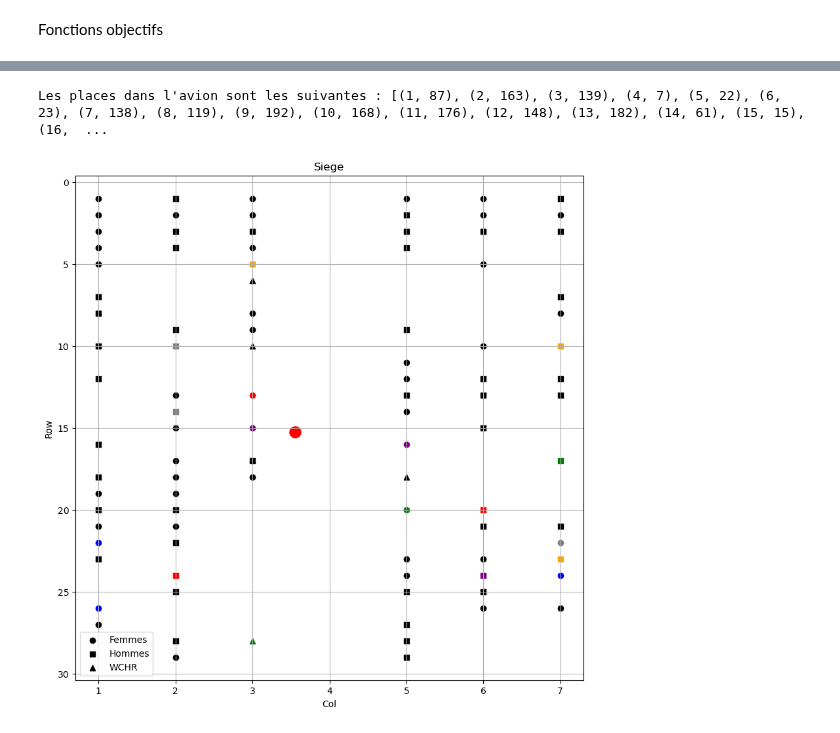
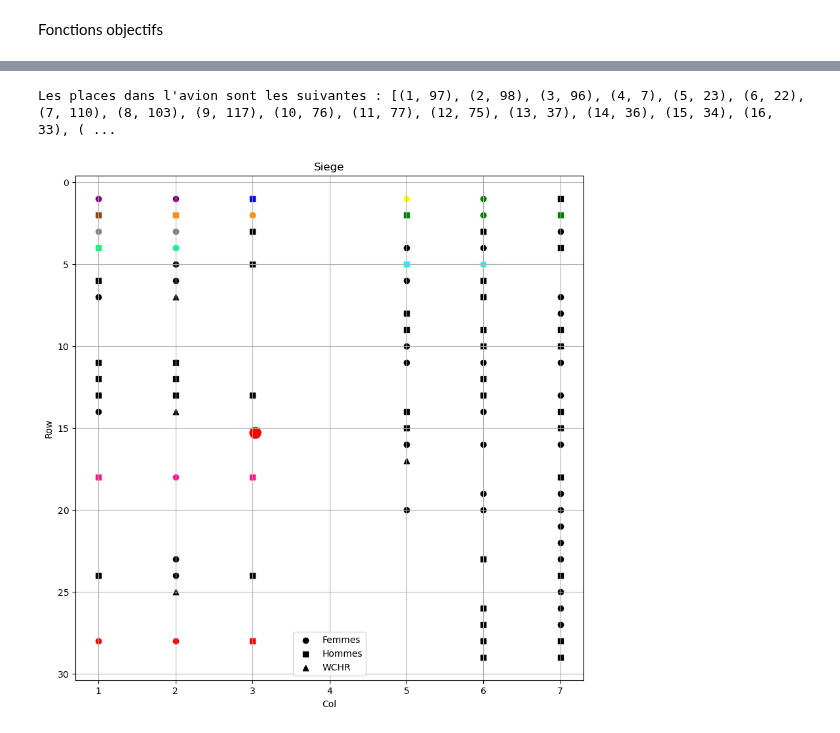
Before and after one commit to DelphineSalzmann/Opti_AirFrance, a Jupyter notebook: main.ipynb, the cells around one changed output, grey strips where cells are left out. Drawn from its saved outputs; the diff is of its cells as text; code cells hidden in the pictures.

```diff
--- a/main.ipynb
+++ b/main.ipynb
@@ -194,13 +194,13 @@ m.setObjective(obj_transit(), GRB.MINIMIZE)
 # %%
-def seat_coordinates(seat):
+def seat_coordinates(seats):
     coordinates = []
-    for j in range(len(seat)):
-        if (seat[j] % 7 == 0):
+    for j in range(len(seats)):
+        if (seats[j] % 7 == 0):
             x = 7
-            y = (seat[j] // 7)
+            y = (seats[j] // 7)
         else:
-            x = seat[j] % 7
-            y = (seat[j] // 7) +1
+            x = seats[j] % 7
+            y = (seats[j] // 7) +1
         coordinates.append((x, y))
     return coordinates
 # %%
@@ -237,18 +254,20 @@ display(m)
 # %%
 # -- Résolution --
+m.Params.timeLimit = 120.0
+
 m.optimize()
 
 # -- Affichage de la solution --
 print("Les places dans l'avion sont les suivantes :", [(i,j) for i in range(1,n+1) for j in range (1,ns+1) if S[(i,j)].x])
 # %% [output]
-Les places dans l'avion sont les suivantes : [(1, 87), (2, 163), (3, 139), (4, 7), (5, 22), (6, 23), (7, 138), (8, 119), (9, 192), (10, 168), (11, 176), (12, 148), (13, 182), (14, 61), (15, 15), (16,  ...
+Les places dans l'avion sont les suivantes : [(1, 97), (2, 98), (3, 96), (4, 7), (5, 23), (6, 22), (7, 110), (8, 103), (9, 117), (10, 76), (11, 77), (12, 75), (13, 37), (14, 36), (15, 34), (16, 33), ( ...
 # %%
 import matplotlib.pyplot as plt
 from collections import defaultdict
 
 
 # Creating a variable called seats containing only the j coordinates
-seats = [j for i in range(1, n + 1) for j in range(1, ns + 1) if S[(i, j)].x]
+seats = [j for i in range(1, n+1) for j in range(1, ns + 1) if S[(i, j)].x]
 seat_coords = seat_coordinates(seats)
 
 
@@ -266,12 +285,12 @@ def calculate_center_of_mass(seat_coords, Passengers):
             weight_ij = Passengers[i]['weight'] / total_weight
 
             if (j % 7 == 0):
-                x_g += (7 * S[i, j] * weight_ij)
-                y_g += (j_k * S[i, j] * weight_ij)
+                x_g += (7 * S[i, j].x * weight_ij)
+                y_g += (j_k * S[i, j].x * weight_ij)
                 j_k += 1
             else:
-                x_g += ((j % 7) * S[i, j] * weight_ij)
-                y_g += (((j // 7) + 1) * S[i, j] * weight_ij)
+                x_g += ((j % 7) * S[i, j].x * weight_ij)
+                y_g += (((j // 7) + 1) * S[i, j].x * weight_ij)
 
     return x_g, y_g
 
@@ -303,37 +322,42 @@ shapes = {
 }
 
 # Define colors for the groups with 3 passangers
 colors = {
-    1: 'red',
-    4: 'green',
-    5: 'blue',
-    14: 'orange',
-    23: 'purple',
-    46: 'gray'
+    23: 'red',
+    9: 'green',
+    29: 'blue',
+    30: 'darkorange',
+    36: 'purple',
+    44: 'gray',
+    7: 'cyan',
+    3 : 'springgreen',
+    16: 'yellow',
+    42: 'saddlebrown',
+    46: 'deeppink'
 }
 
 
 plt.figure(figsize=(10, 10))
 for idx, coord in enumerate(seat_coords):
     group = Passengers[idx + 1]['group']
     gender = Passengers[idx + 1]['gender']
     color = colors.get(group, 'black')  # Get color for the group, default to black if not in colors dictionary
     shape = shapes.get(gender, 'o')      # Get shape for the gender, default to circle if not in shapes dictionary
     plt.scatter(coord[0], coord[1], color=color, marker=shape)  # Use marker parameter to set the shape
 
 # Add labels for each gender
 for gender, shape in shapes.items():
     plt.scatter([], [], color='black', marker=shape, label=gender)  # Create invisible scatter plot to add label
 
 # Plotting the center of mass
 plt.scatter(x_g.getValue(), y_g.getValue(), color='red', marker='o', s=150)  # Larger red point for center of mass
 
 plt.xlabel('Col')
 plt.ylabel('Row')
 plt.title('Siege')
 plt.grid(True)
 plt.gca().invert_yaxis()
 plt.legend()  # Show legend with gender labels
 plt.show()
 # %% [output]
-[figure, old version]
+[figure, new version]
```
Also changed, not shown: parts of 4 cells of this notebook.
